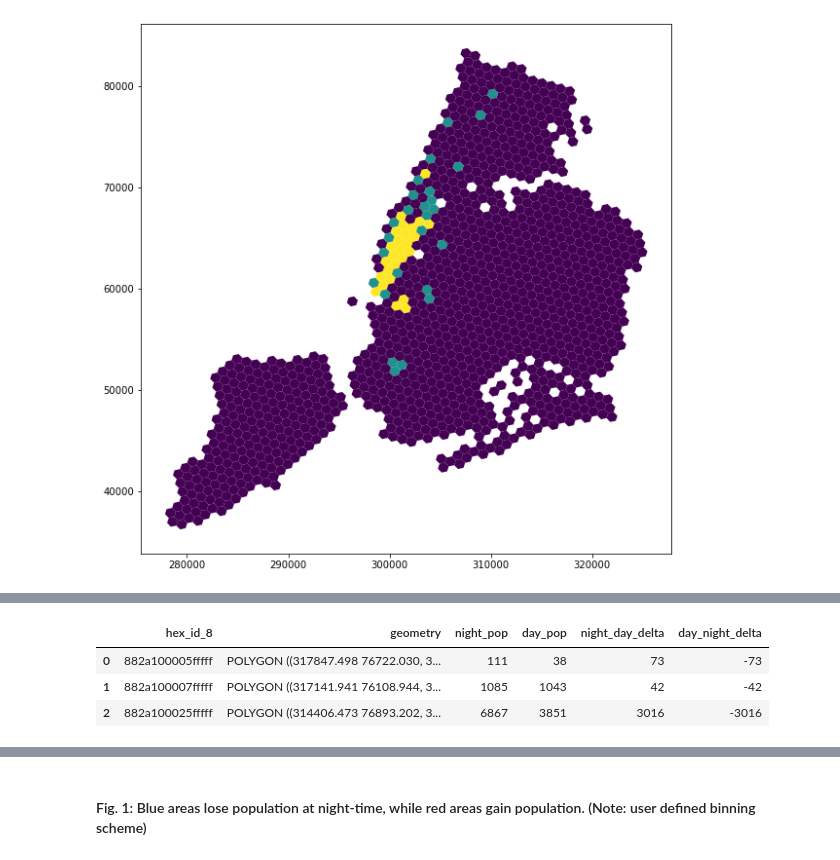
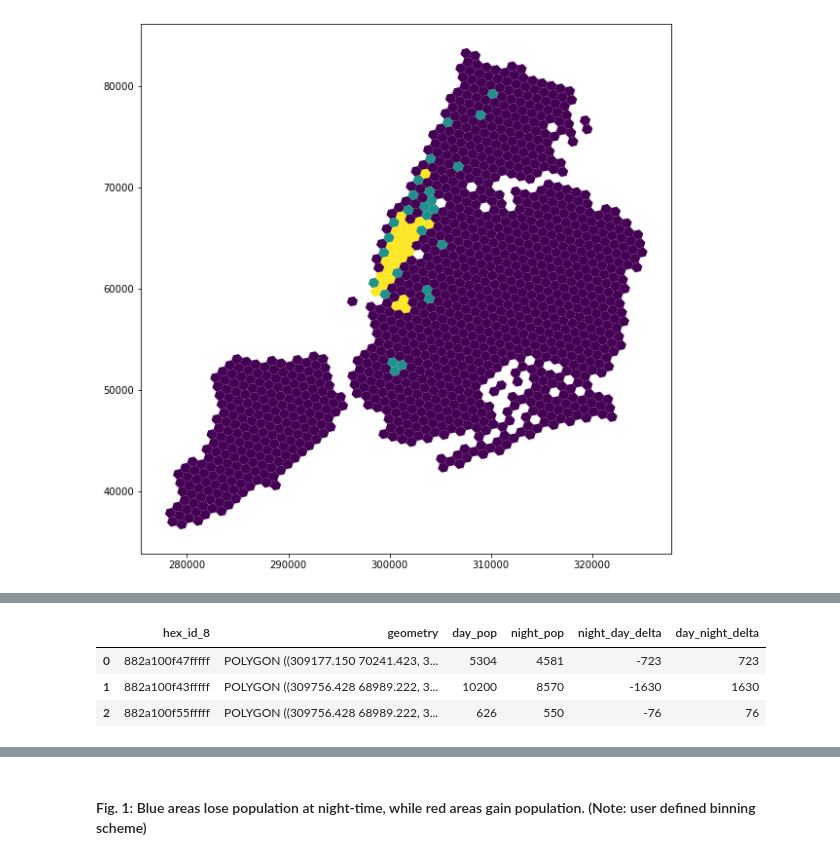
Before and after one commit to nlicalzi/mapping_nighttime_mobility, a Jupyter notebook: notebooks/population_exploration.ipynb, the cells around one changed output, grey strips where cells are left out. Drawn from its saved outputs; the diff is of its cells as text; code cells hidden in the pictures.

```diff
--- a/notebooks/population_exploration.ipynb
+++ b/notebooks/population_exploration.ipynb
@@ -79,15 +79,21 @@ night_hexes.plot(column='night_pop',
 # %%
-pop_hexes = night_hexes.reset_index().merge(day_hexes)
+sel_cols = ['hex_id_8', 'day_pop']
+day_pop = day_hexes.reset_index()[sel_cols]
+
+sel_cols = ['hex_id_8', 'night_pop']
+night_pop = night_hexes.reset_index()[sel_cols]
+
+pop_hexes = hexagons.merge(day_pop.merge(night_pop))
 
 pop_hexes['night_day_delta'] = pop_hexes['night_pop'] - pop_hexes['day_pop']
 pop_hexes['day_night_delta'] = pop_hexes['day_pop'] - pop_hexes['night_pop']
 
 pop_hexes.head(3)
 # %% [output]
-|  | hex_id_8 | geometry | night_pop | day_pop | night_day_delta | day_night_delta |
-| 0 | 882a100005fffff | POLYGON ((317847.498 76722.030, 3... | 111 | 38 | 73 | -73 |
-| 1 | 882a100007fffff | POLYGON ((317141.941 76108.944, 3... | 1085 | 1043 | 42 | -42 |
-| 2 | 882a100025fffff | POLYGON ((314406.473 76893.202, 3... | 6867 | 3851 | 3016 | -3016 |
+|  | hex_id_8 | geometry | day_pop | night_pop | night_day_delta | day_night_delta |
+| 0 | 882a100f47fffff | POLYGON ((309177.150 70241.423, 3... | 5304 | 4581 | -723 | 723 |
+| 1 | 882a100f43fffff | POLYGON ((309756.428 68989.222, 3... | 10200 | 8570 | -1630 | 1630 |
+| 2 | 882a100f55fffff | POLYGON ((309756.428 68989.222, 3... | 626 | 550 | -76 | 76 |
 # %%
 print(f"There are {pop_hexes[pop_hexes['day_night_delta'] > 0].shape[0]} hexbins with greater day-time populations.")
 print(f"There are {pop_hexes[pop_hexes['day_night_delta'] < 0].shape[0]} hexbins with greater night-time populations.")
```
Also changed, not shown: parts of 5 cells of this notebook.
